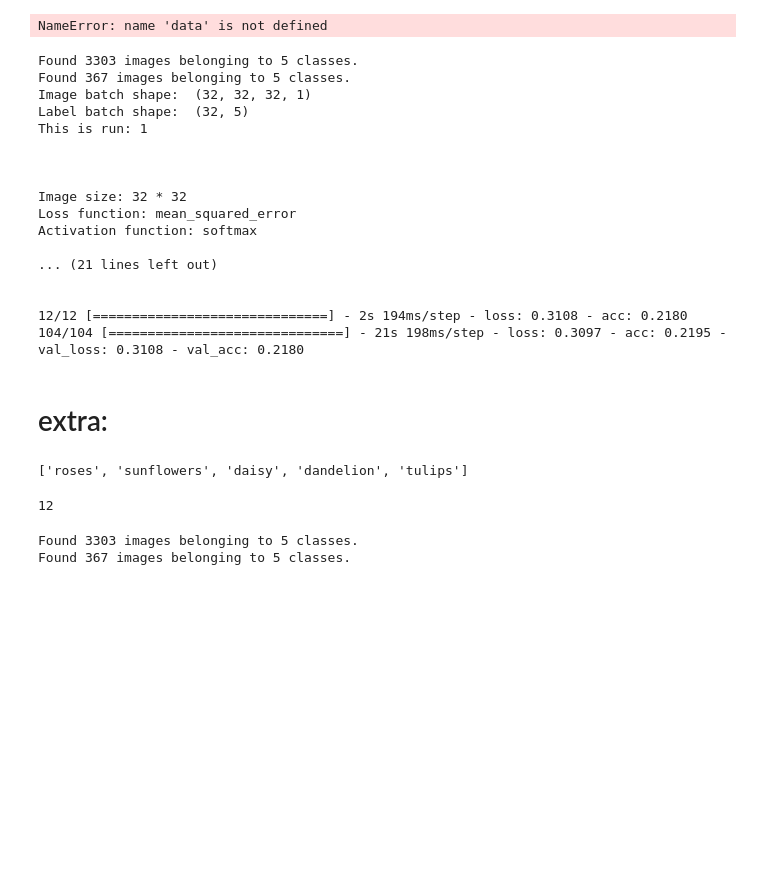
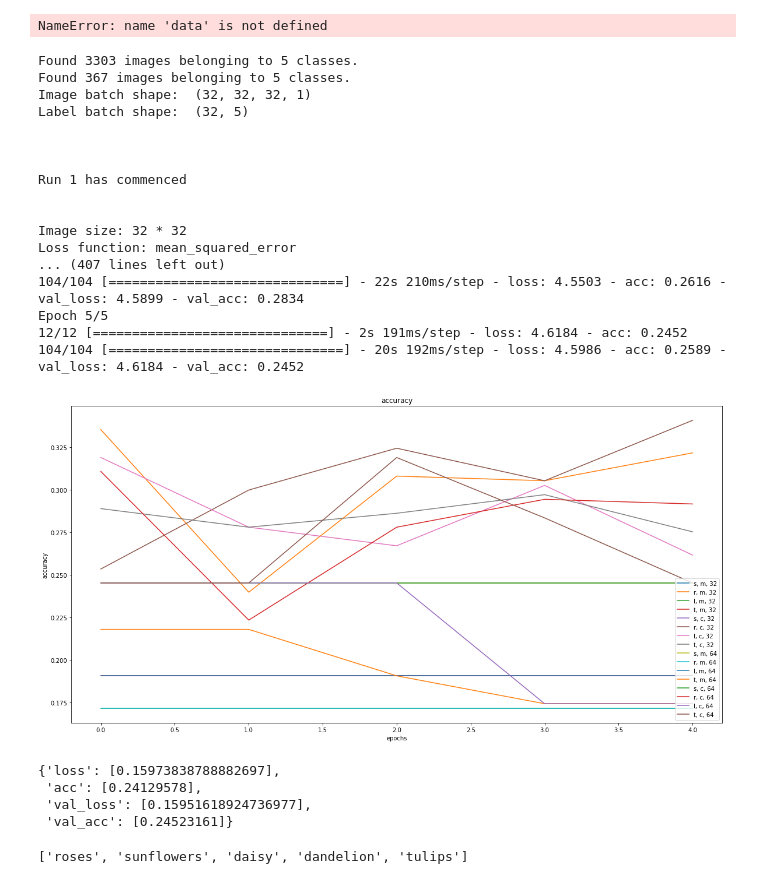
Before and after one commit to Koiter/docker-dl, a Jupyter notebook: Notebook/theBigRunner.ipynb, the cells around one changed output. Saved outputs shown, nothing was run; the diff lists cells and outputs as text; code cells hidden in the pictures; blank space fills up the shorter version.

```diff
--- a/Notebook/theBigRunner.ipynb
+++ b/Notebook/theBigRunner.ipynb
@@ -131,7 +131,7 @@ processed_data = preprocess(data, categories)
 NameError: name 'data' is not defined
 # %%
 image_generator = tf.keras.preprocessing.image.ImageDataGenerator(rescale=1/255)
-actFunc = ['softmax','relu','leaky','tanh']
+actFunc = ['sigmoid','relu','leaky','tanh']
 lossFunc = ['mean_squared_error','categorical_crossentropy']
 imSizes = [32,64]
 
@@ -176,7 +176,7 @@ def trainModel(model, tr_dat, val_dat):
 
 
 #initialisation
-epoch = 1
+epoch = 5
 
 savedMods = []
 runs = 1
@@ -190,8 +190,9 @@ for i in range((len(imSizes))):
 
     for j in range(len(lossFunc)):
         for k in range(len(actFunc)):
-            print ('This is run: '+ str(runs))
             print ('\n \n')
+            print ('Run '+ str(runs) +' has commenced')
+            print ('\n')
             print ('Image size: '+ str(imSizes[i]) + ' * ' + str(imSizes[i]))
             print ('Loss function: '+lossFunc[j])
             print ('Activation function: '+actFunc[k])
@@ -210,21 +211,41 @@ Found 3303 images belonging to 5 classes.
 Found 367 images belonging to 5 classes.
 Image batch shape:  (32, 32, 32, 1)
 Label batch shape:  (32, 5)
-This is run: 1
 
+
+
+Run 1 has commenced
 
 
 Image size: 32 * 32
 Loss function: mean_squared_error
-Activation function: softmax
-
-... (21 lines left out)
-
-
-12/12 [==============================] - 2s 194ms/step - loss: 0.3108 - acc: 0.2180
-104/104 [==============================] - 21s 198ms/step - loss: 0.3097 - acc: 0.2195 - val_loss: 0.3108 - val_acc: 0.2180
+... (407 lines left out)
+104/104 [==============================] - 22s 210ms/step - loss: 4.5503 - acc: 0.2616 - val_loss: 4.5899 - val_acc: 0.2834
+Epoch 5/5
+12/12 [==============================] - 2s 191ms/step - loss: 4.6184 - acc: 0.2452
+104/104 [==============================] - 20s 192ms/step - loss: 4.5986 - acc: 0.2589 - val_loss: 4.6184 - val_acc: 0.2452
-# %% [markdown]
-# extra:
+# %%
+def plot_training(savedMods):
+    ledge = []
+    plt.figure(figsize=(20,10))
+    for i in range(len(savedMods)):
+        plt.plot(savedMods[i][3].history['val_acc'])
+        ledge.append(savedMods[i][1][0]+ ', ' + savedMods[i][2][0] + ', '+str(savedMods[i][0]))
+    plt.title('validation accuracy')
+    plt.ylabel('accuracy')
+    plt.xlabel('epochs')
+    plt.legend(ledge, loc='lower right')
+    plt.show()
+plot_training(savedMods)
+# %% [output]
+[figure, added]
+# %%
+savedMods[0][3].history
+# %% [output]
+{'loss': [0.15973838788882697],
+ 'acc': [0.24129578],
+ 'val_loss': [0.15951618924736977],
+ 'val_acc': [0.24523161]}
 # %%
 # pak van elke soort een plaatje
 soorten = os.listdir('flower_photos')[0:5]
@@ -234,15 +255,3 @@ for n in range(5):
 print(soorten)
 # %% [output]
 ['roses', 'sunflowers', 'daisy', 'dandelion', 'tulips']
-# %%
-len(train_data)
-len(validation_data)
-# %% [output]
-12
-# %%
-image_generator = tf.keras.preprocessing.image.ImageDataGenerator(rescale=1/255)
-train_data = image_generator.flow_from_directory("flower_photos",target_size=(32,32))
-validation_data = image_generator.flow_from_directory("flower_photos_test",target_size=(32,32))
-# %% [output]
-Found 3303 images belonging to 5 classes.
-Found 367 images belonging to 5 classes.
```
Also changed, not shown: parts of 1 cell of this notebook.
